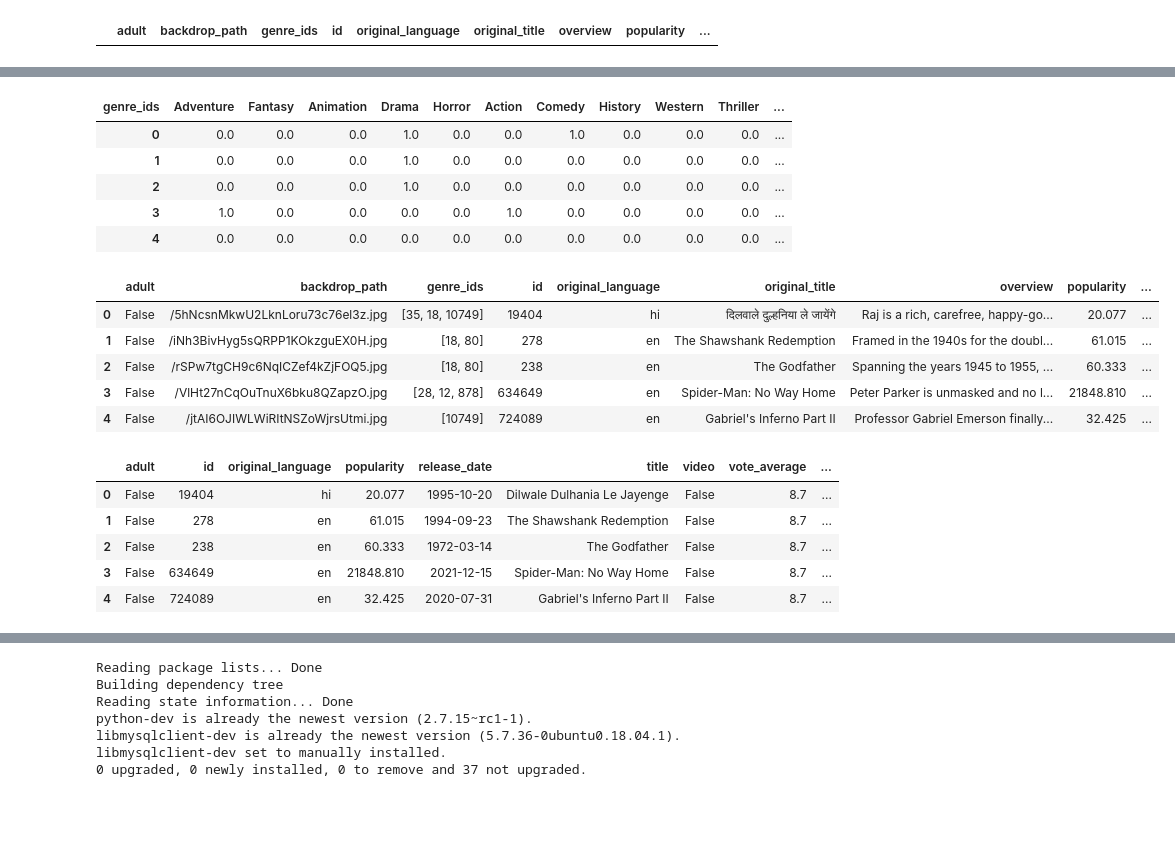
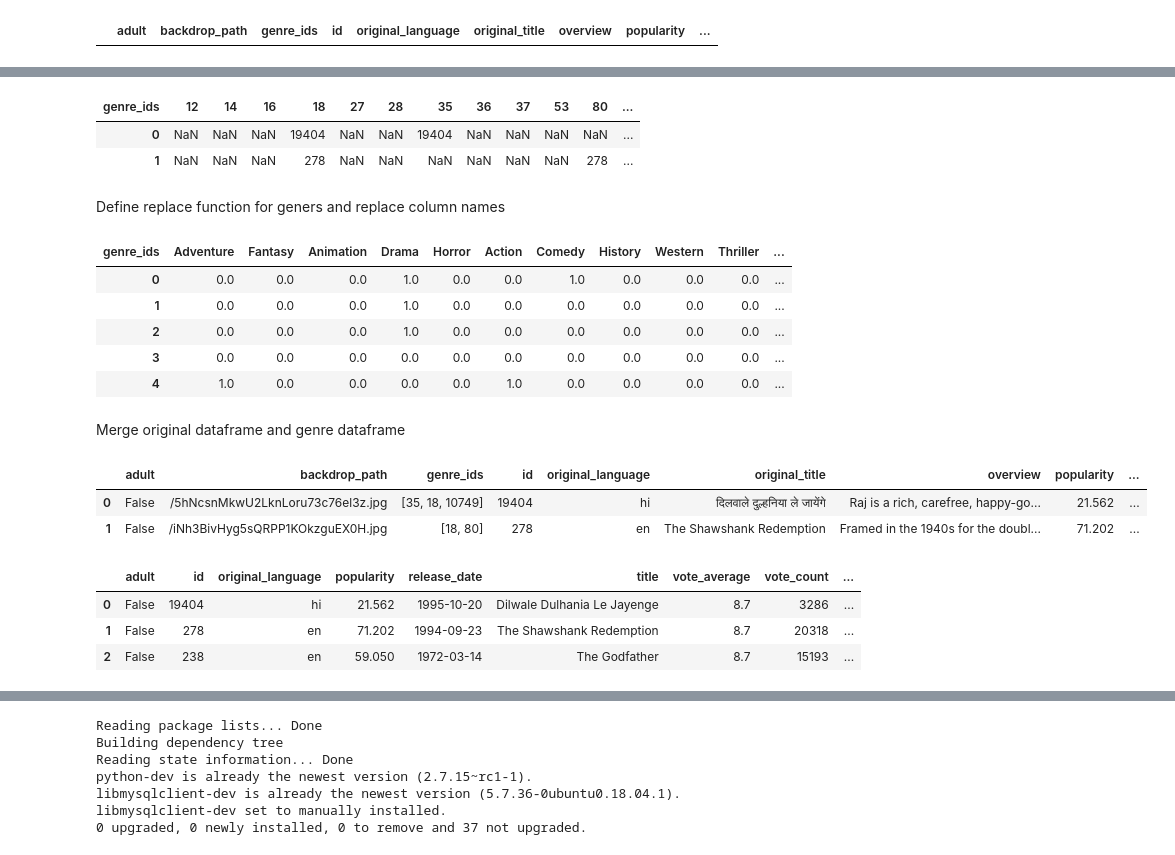
Before and after one commit to divyakumar95/ProgrammingDA_CA, a Jupyter notebook: Prog_Da_CA02.ipynb, the cells around one changed output, grey strips where cells are left out. Cells and saved outputs as stored; diff of their text form; code cells hidden in the pictures; blank space fills up the shorter version.

```diff
--- a/Prog_Da_CA02.ipynb
+++ b/Prog_Da_CA02.ipynb
@@ -239,0 +232,3 @@ geners = df_explode.pivot(columns=['genre_ids']) #,index=['id']) #'genre_ids',['
+# %%
+df_explode = df_explode.drop('old_genre',axis=1)
+df_explode.info()
@@ -240,3 +255,10 @@ geners = df_explode.pivot(columns=['genre_ids']) #,index=['id']) #'genre_ids',['
+# %%
+def row_column(df,column_name):
+  geners = df.pivot(columns=[column_name]) #,index=['id']) #'genre_ids',['id'])
+  geners.columns = geners.columns.droplevel()
+  return geners
+
+geners = row_column(df_explode,'genre_ids')
 # %%
 geners.shape
 # %% [output]
@@ -269,3 +265,0 @@ geners.head()
-# %%
-geners = geners>1
-newgeners = geners.replace([False],  0)
@@ -274,30 +266,41 @@ newgeners = newgeners.rename(columns=genre_columns)
-# %%
-newgeners.head()
-# %% [output]
-| genre_ids | Adventure | Fantasy | Animation | Drama | Horror | Action | Comedy | History | Western | Thriller | ... |
-| 0 | 0.0 | 0.0 | 0.0 | 1.0 | 0.0 | 0.0 | 1.0 | 0.0 | 0.0 | 0.0 | ... |
-| 1 | 0.0 | 0.0 | 0.0 | 1.0 | 0.0 | 0.0 | 0.0 | 0.0 | 0.0 | 0.0 | ... |
-| 2 | 0.0 | 0.0 | 0.0 | 1.0 | 0.0 | 0.0 | 0.0 | 0.0 | 0.0 | 0.0 | ... |
-| 3 | 1.0 | 0.0 | 0.0 | 0.0 | 0.0 | 1.0 | 0.0 | 0.0 | 0.0 | 0.0 | ... |
-| 4 | 0.0 | 0.0 | 0.0 | 0.0 | 0.0 | 0.0 | 0.0 | 0.0 | 0.0 | 0.0 | ... |
+# %%
+geners.head(2)
+# %% [output]
+| genre_ids | 12 | 14 | 16 | 18 | 27 | 28 | 35 | 36 | 37 | 53 | 80 | ... |
+| 0 | NaN | NaN | NaN | 19404 | NaN | NaN | 19404 | NaN | NaN | NaN | NaN | ... |
+| 1 | NaN | NaN | NaN | 278 | NaN | NaN | NaN | NaN | NaN | NaN | 278 | ... |
+# %% [markdown]
+Define replace function for geners and replace column names
+# %%
+def replace(df,column_name):
+  df = df > 1
+  df = df.replace([False],  0)
+  df = df.rename(columns=column_name)
+  return df
+
+geners = replace(geners,genre_columns)
+geners.head()
+# %% [output]
+| genre_ids | Adventure | Fantasy | Animation | Drama | Horror | Action | Comedy | History | Western | Thriller | ... |
+| 0 | 0.0 | 0.0 | 0.0 | 1.0 | 0.0 | 0.0 | 1.0 | 0.0 | 0.0 | 0.0 | ... |
+| 1 | 0.0 | 0.0 | 0.0 | 1.0 | 0.0 | 0.0 | 0.0 | 0.0 | 0.0 | 0.0 | ... |
+| 2 | 0.0 | 0.0 | 0.0 | 1.0 | 0.0 | 0.0 | 0.0 | 0.0 | 0.0 | 0.0 | ... |
+| 3 | 0.0 | 0.0 | 0.0 | 0.0 | 0.0 | 0.0 | 0.0 | 0.0 | 0.0 | 0.0 | ... |
+| 4 | 1.0 | 0.0 | 0.0 | 0.0 | 0.0 | 1.0 | 0.0 | 0.0 | 0.0 | 0.0 | ... |
+# %% [markdown]
+Merge original dataframe and genre dataframe
 # %%
-newdata = pd.concat([data,newgeners],axis=1)
-newdata.head()
+data_new = pd.concat([data,geners],axis=1)
+data_new.head(2)
 # %% [output]
 |  | adult | backdrop_path | genre_ids | id | original_language | original_title | overview | popularity | ... |
-| 0 | False | /5hNcsnMkwU2LknLoru73c76el3z.jpg | [35, 18, 10749] | 19404 | hi | दिलवाले दुल्हनिया ले जायेंगे | Raj is a rich, carefree, happy-go... | 20.077 | ... |
-| 1 | False | /iNh3BivHyg5sQRPP1KOkzguEX0H.jpg | [18, 80] | 278 | en | The Shawshank Redemption | Framed in the 1940s for the doubl... | 61.015 | ... |
-| 2 | False | /rSPw7tgCH9c6NqICZef4kZjFOQ5.jpg | [18, 80] | 238 | en | The Godfather | Spanning the years 1945 to 1955, ... | 60.333 | ... |
-| 3 | False | /VlHt27nCqOuTnuX6bku8QZapzO.jpg | [28, 12, 878] | 634649 | en | Spider-Man: No Way Home | Peter Parker is unmasked and no l... | 21848.810 | ... |
-| 4 | False | /jtAI6OJIWLWiRItNSZoWjrsUtmi.jpg | [10749] | 724089 | en | Gabriel's Inferno Part II | Professor Gabriel Emerson finally... | 32.425 | ... |
+| 0 | False | /5hNcsnMkwU2LknLoru73c76el3z.jpg | [35, 18, 10749] | 19404 | hi | दिलवाले दुल्हनिया ले जायेंगे | Raj is a rich, carefree, happy-go... | 21.562 | ... |
+| 1 | False | /iNh3BivHyg5sQRPP1KOkzguEX0H.jpg | [18, 80] | 278 | en | The Shawshank Redemption | Framed in the 1940s for the doubl... | 71.202 | ... |
 # %%
-newdata = newdata.drop(['backdrop_path','genre_ids','poster_path','overview','video','original_title'],axis=1)
+data_new = data_new.drop(['backdrop_path','genre_ids','poster_path','overview','video','original_title'],axis=1)
+data_new.head(3)
+# %% [output]
+|  | adult | id | original_language | popularity | release_date | title | vote_average | vote_count | ... |
+| 0 | False | 19404 | hi | 21.562 | 1995-10-20 | Dilwale Dulhania Le Jayenge | 8.7 | 3286 | ... |
+| 1 | False | 278 | en | 71.202 | 1994-09-23 | The Shawshank Redemption | 8.7 | 20318 | ... |
+| 2 | False | 238 | en | 59.050 | 1972-03-14 | The Godfather | 8.7 | 15193 | ... |
-# %%
-newdata.head()
-# %% [output]
-|  | adult | id | original_language | popularity | release_date | title | video | vote_average | ... |
-| 0 | False | 19404 | hi | 20.077 | 1995-10-20 | Dilwale Dulhania Le Jayenge | False | 8.7 | ... |
-| 1 | False | 278 | en | 61.015 | 1994-09-23 | The Shawshank Redemption | False | 8.7 | ... |
-| 2 | False | 238 | en | 60.333 | 1972-03-14 | The Godfather | False | 8.7 | ... |
-| 3 | False | 634649 | en | 21848.810 | 2021-12-15 | Spider-Man: No Way Home | False | 8.7 | ... |
-| 4 | False | 724089 | en | 32.425 | 2020-07-31 | Gabriel's Inferno Part II | False | 8.7 | ... |
```
Also changed, not shown: parts of 95 cells of this notebook.
